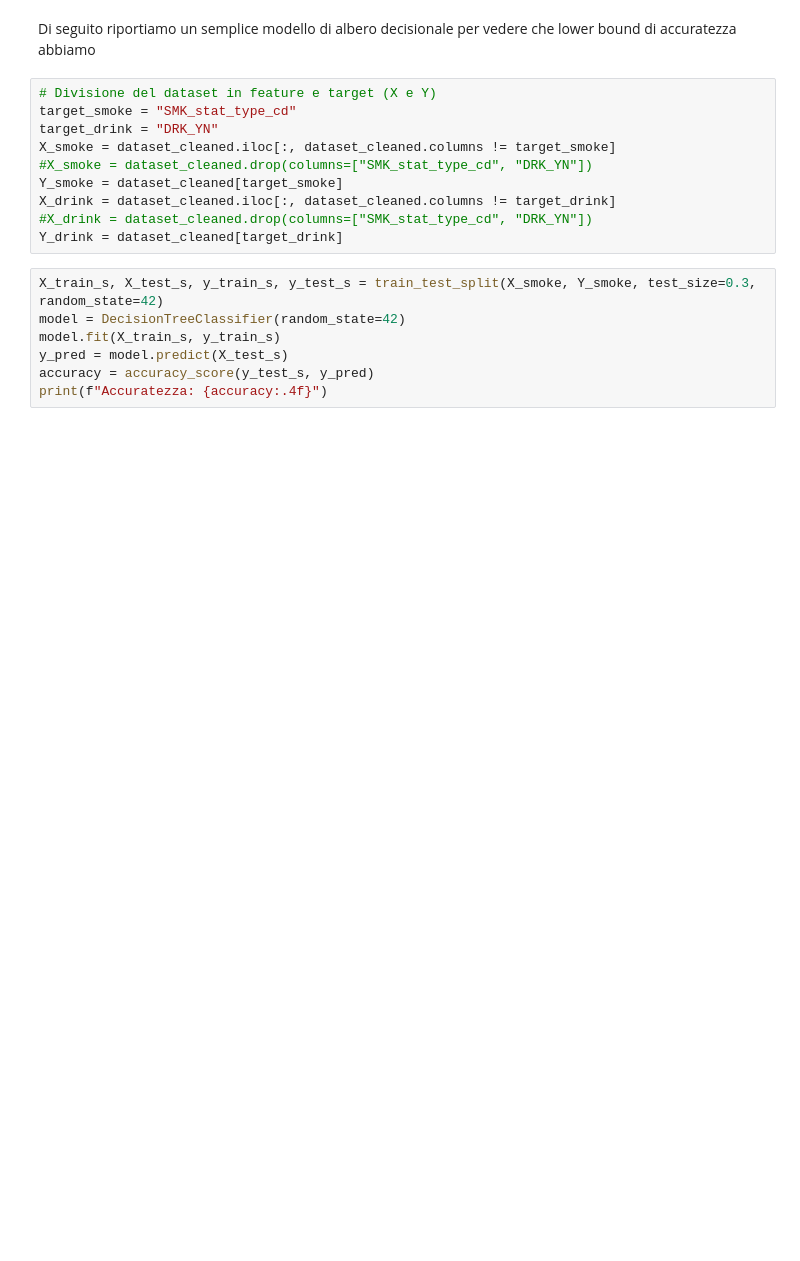
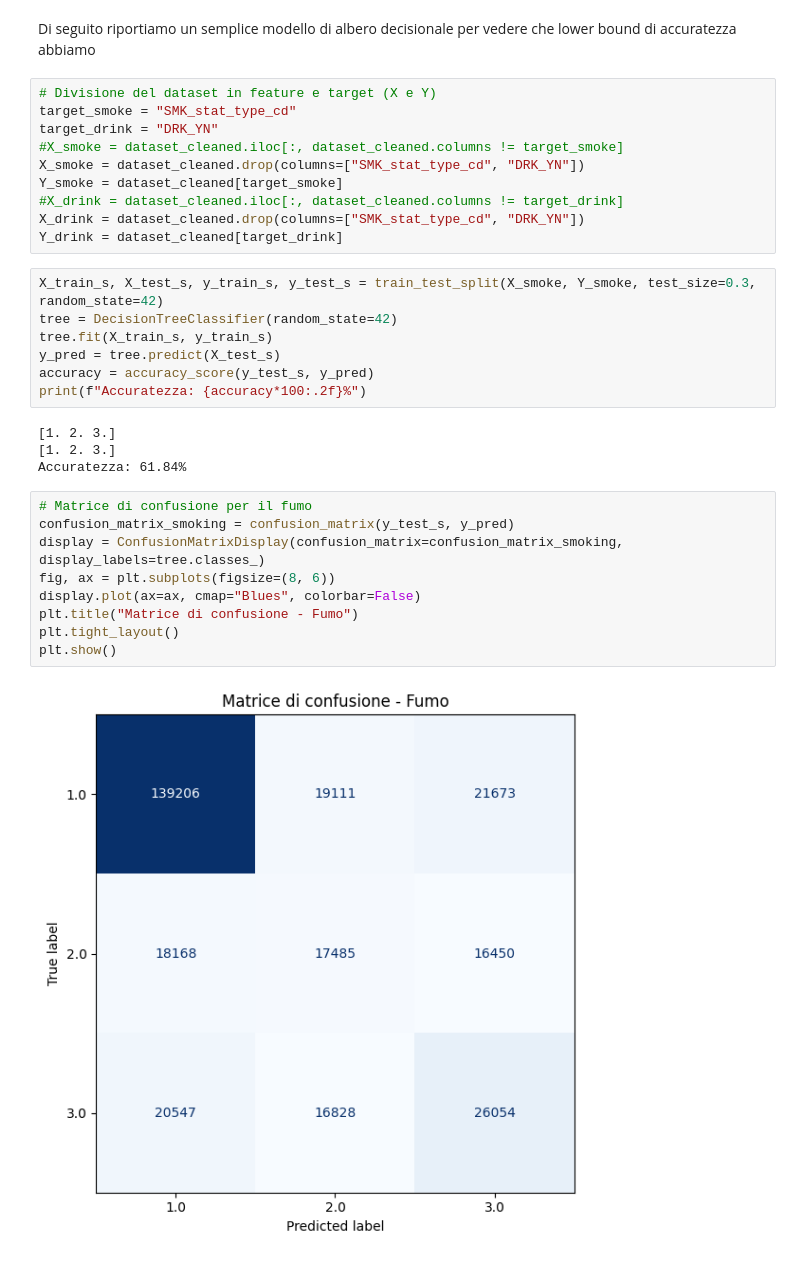
Before and after one commit to marcodeano/ML_project_2025, a Jupyter notebook: smoking_and_drinking_classifier.ipynb, the cells around one changed output. Saved outputs shown, nothing was run; the diff lists cells and outputs as text; blank space fills up the shorter version.

Commit message:
added confusion matrix for the base model

```diff
--- a/smoking_and_drinking_classifier.ipynb
+++ b/smoking_and_drinking_classifier.ipynb
@@ -233,18 +378,33 @@ Di seguito riportiamo un semplice modello di albero decisionale per vedere che l
 # Divisione del dataset in feature e target (X e Y)
 target_smoke = "SMK_stat_type_cd"
 target_drink = "DRK_YN"
-X_smoke = dataset_cleaned.iloc[:, dataset_cleaned.columns != target_smoke]
-#X_smoke = dataset_cleaned.drop(columns=["SMK_stat_type_cd", "DRK_YN"])
+#X_smoke = dataset_cleaned.iloc[:, dataset_cleaned.columns != target_smoke]
+X_smoke = dataset_cleaned.drop(columns=["SMK_stat_type_cd", "DRK_YN"])
 Y_smoke = dataset_cleaned[target_smoke]
-X_drink = dataset_cleaned.iloc[:, dataset_cleaned.columns != target_drink]
-#X_drink = dataset_cleaned.drop(columns=["SMK_stat_type_cd", "DRK_YN"])
+#X_drink = dataset_cleaned.iloc[:, dataset_cleaned.columns != target_drink]
+X_drink = dataset_cleaned.drop(columns=["SMK_stat_type_cd", "DRK_YN"])
 Y_drink = dataset_cleaned[target_drink]
 # %%
 X_train_s, X_test_s, y_train_s, y_test_s = train_test_split(X_smoke, Y_smoke, test_size=0.3, random_state=42)
-model = DecisionTreeClassifier(random_state=42)
-model.fit(X_train_s, y_train_s)
-y_pred = model.predict(X_test_s)
+tree = DecisionTreeClassifier(random_state=42)
+tree.fit(X_train_s, y_train_s)
+y_pred = tree.predict(X_test_s)
 accuracy = accuracy_score(y_test_s, y_pred)
-print(f"Accuratezza: {accuracy:.4f}")
+print(f"Accuratezza: {accuracy*100:.2f}%")
+# %% [output]
+[1. 2. 3.]
+[1. 2. 3.]
+Accuratezza: 61.84%
+# %%
+# Matrice di confusione per il fumo
+confusion_matrix_smoking = confusion_matrix(y_test_s, y_pred)
+display = ConfusionMatrixDisplay(confusion_matrix=confusion_matrix_smoking, display_labels=tree.classes_)
+fig, ax = plt.subplots(figsize=(8, 6))
+display.plot(ax=ax, cmap="Blues", colorbar=False)
+plt.title("Matrice di confusione - Fumo")
+plt.tight_layout()
+plt.show()
+# %% [output]
+[figure, added]
 # %%
 X_train_d, X_test_d, y_train_d, y_test_d = train_test_split(X_drink, Y_drink, test_size=0.3, random_state=42)
```
Also changed, not shown: parts of 15 cells of this notebook.
